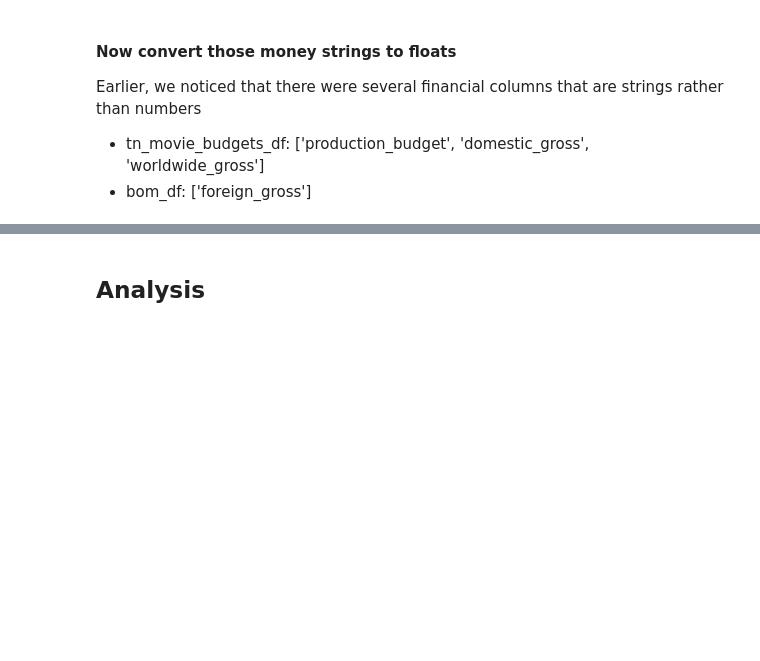
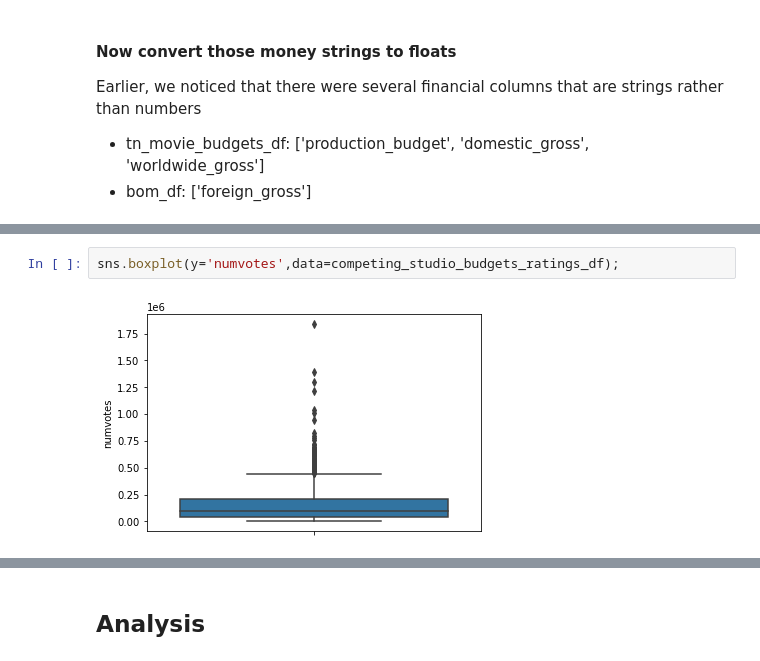
Before and after one commit to gcburgess/Xbox-to-Box-Office, a Jupyter notebook: greg-notebooks-folder/GREG_slightly_polished.ipynb, the cells around one changed output, grey strips where cells are left out. Drawn from its saved outputs; the diff is of its cells as text; blank space fills up the shorter version.

```diff
--- a/greg-notebooks-folder/GREG_slightly_polished.ipynb
+++ b/greg-notebooks-folder/GREG_slightly_polished.ipynb
@@ -508,0 +667,4 @@ imdb_ratings_df[filt]
+# %%
+sns.boxplot(y='numvotes',data=competing_studio_budgets_ratings_df);
+# %% [output]
+[figure, added]
```
Also changed, not shown: parts of 64 cells of this notebook.
